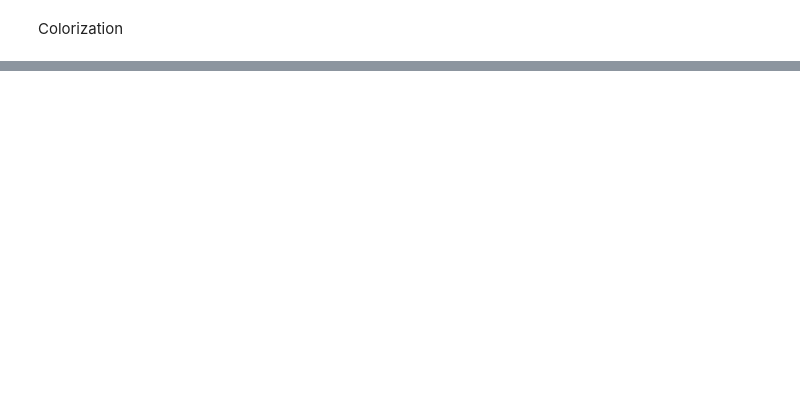
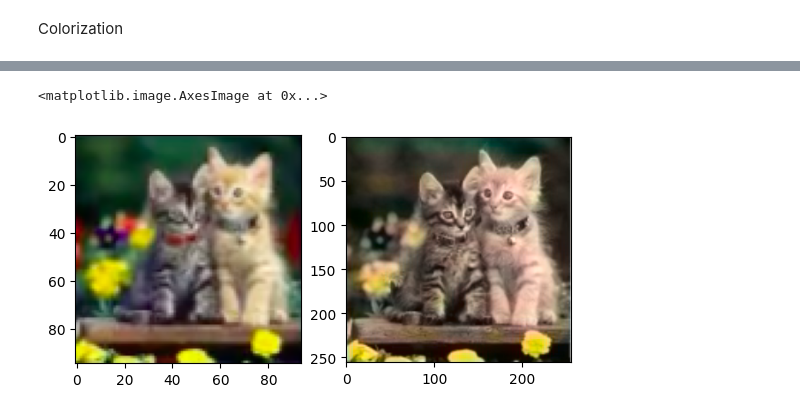
Before and after one commit to Bai-ell/DataScienceAndMachineLearningLessons, a Jupyter notebook: selfedu_lessons/cerasss/8_lesson.ipynb, the cells around one changed output, grey strips where cells are left out. Cells and saved outputs as stored; diff of their text form; code cells hidden in the pictures; blank space fills up the shorter version.

Commit message:
new lesson

```diff
--- a/selfedu_lessons/cerasss/8_lesson.ipynb
+++ b/selfedu_lessons/cerasss/8_lesson.ipynb
@@ -20,11 +20,13 @@ img = Image.open('/Users/apple/python/SkillFactory/Ml_learning/selfedu_lessons/c
 
 
 def precossed_image(img):
+    # Ensure the image is in RGB mode (remove alpha channel if it exists)
+    img = img.convert("RGB")
     image = img.resize((256, 256), Image.BILINEAR)
     image = np.array(image, dtype=float)
     size = image.shape
-    lab = rgb2lab(1.0/255*image)
-    x, y = lab[:,:,0], lab[:,:,1:]
+    lab = rgb2lab(1.0 / 255 * image)
+    x, y = lab[:, :, 0], lab[:, :, 1:]
 
     y /= 128
     x = x.reshape(1, size[0], size[1], 1)
@@ -36,0 +37,21 @@ ValueError: the input array must have size 3 along `channel_axis`, got (256, 256
+# %%
+model = Sequential()
+model.add(InputLayer(shape=(None, None, 1)))
+model.add(Conv2D(64, (3, 3), activation='relu', padding='same'))
+model.add(Conv2D(64, (3, 3), activation='relu', padding='same', strides=2))
+model.add(Conv2D(128, (3, 3), activation='relu', padding='same'))
+model.add(Conv2D(128, (3, 3), activation='relu', padding='same', strides=2))
+model.add(Conv2D(256, (3, 3), activation='relu', padding='same'))
+model.add(Conv2D(256, (3, 3), activation='relu', padding='same', strides=2))
+model.add(Conv2D(512, (3, 3), activation='relu', padding='same'))
+model.add(Conv2D(256, (3, 3), activation='relu', padding='same'))
+model.add(Conv2D(128, (3, 3), activation='relu', padding='same'))
+model.add(UpSampling2D((2, 2)))
+model.add(Conv2D(64, (3, 3), activation='relu', padding='same'))
+model.add(UpSampling2D((2, 2)))
+model.add(Conv2D(32, (3, 3), activation='relu', padding='same'))
+model.add(Conv2D(2, (3, 3), activation='tanh', padding='same'))
+model.add(UpSampling2D((2, 2)))
+# %%
+model.compile(optimizer='adam', loss='mse')
+model.fit(x=x, y=y, batch_size=1, epochs=50)
@@ -36,0 +79,18 @@ ValueError: the input array must have size 3 along `channel_axis`, got (256, 256
+# %%
+img2 = Image.open('/Users/apple/python/SkillFactory/Ml_learning/selfedu_lessons/cerasss/uncolorcats.png')
+x, y, size = precossed_image(img2)
+# %%
+output = model.predict(x)
+output *= 128
+
+min_vals, max_vals = -128, 127
+ab = np.clip(output[0], min_vals, max_vals)
+
+cur = np.zeros((size[0], size[1], 3))
+cur[:,:,0] = np.clip(x[0][:,:,0], 0, 100)
+cur[:,:,1:] = ab
+plt.subplot(1, 2, 1)
+plt.imshow(img)
+plt.subplot(1, 2, 2)
+plt.imshow(lab2rgb(cur))
+# %% [output]
@@ -36,0 +98,2 @@ ValueError: the input array must have size 3 along `channel_axis`, got (256, 256
+<matplotlib.image.AxesImage at 0x...>
+[figure, added]
```
Also changed, not shown: parts of 3 cells of this notebook.
